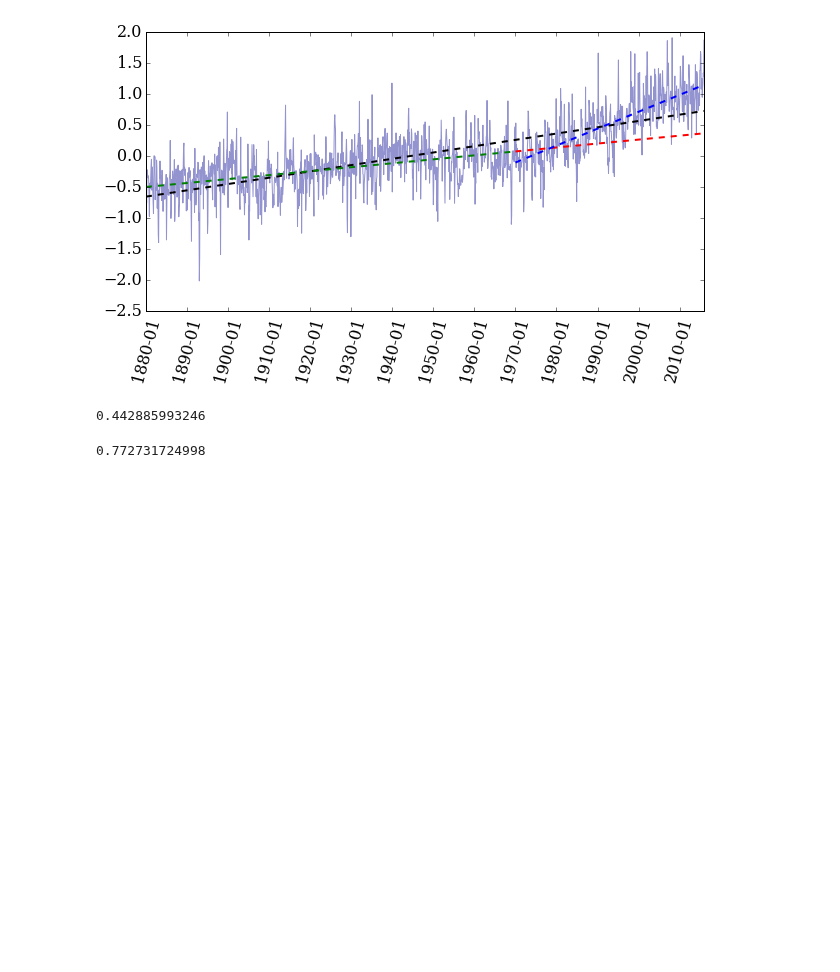
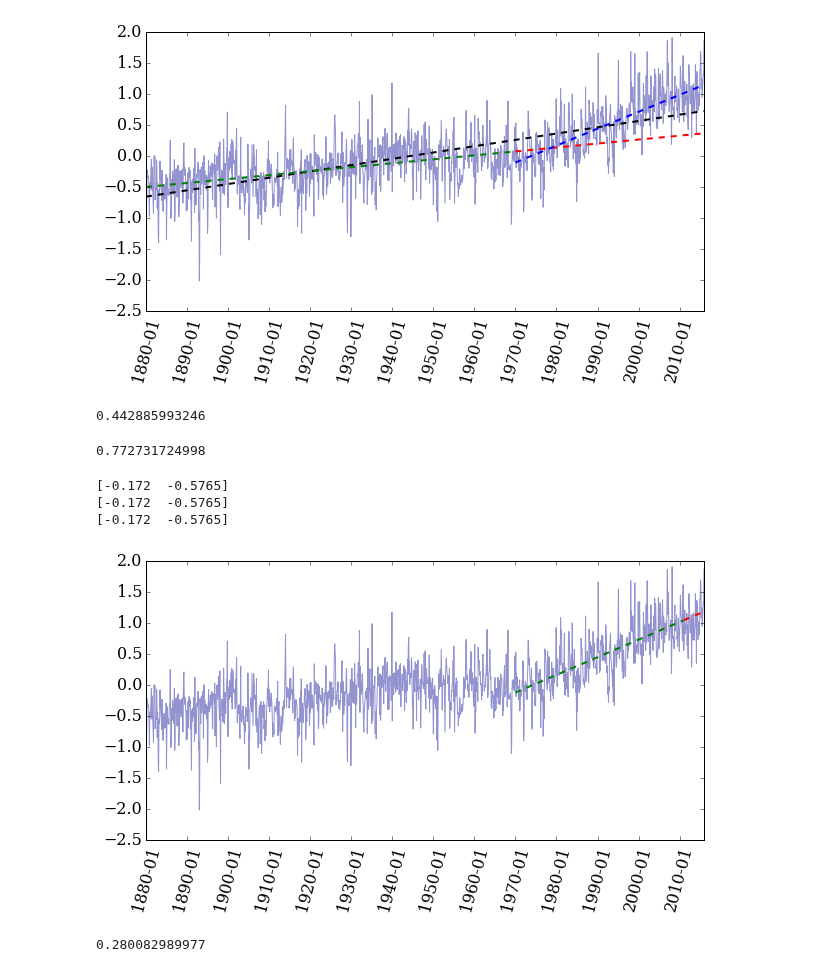
Before and after one commit to barbagroup/essential_skills_RRC, a Jupyter notebook: the_python_scientific_stack.ipynb, the cells around one changed output. Saved outputs shown, nothing was run; the diff lists cells and outputs as text; code cells hidden in the pictures; blank space fills up the shorter version.

Commit message:
chunking, modelling  and predicting data (tries)

```diff
--- a/the_python_scientific_stack.ipynb
+++ b/the_python_scientific_stack.ipynb
@@ -532,6 +532,61 @@ error_l2_cut_a = error(f_cut_a, x_cut_a, T_cut_a)
 print(error_l2_cut_a)
 # %% [output]
 0.772731724998
+# %%
+y = T_land[:,1]
+y_c = y[0:2]
+# %%
+print(y_c)
+print(T_land[0:2,1])
+print(T_land[:,1][0:2])
+# %% [output]
+[-0.172  -0.5765]
+[-0.172  -0.5765]
+[-0.172  -0.5765]
+# %%
+def regression_chunk(start_date, end_date, date_array, x, y):
+    """
+    start_date: str YYYY-MM beginning of the chunk
+    end_date: str YYYY-MM end of chunk
+    date_array: array that contains the date
+    x: usually dummy array to plot
+    y: data
+
+    """
+    idx_start = date_index(date_array, start_date)
+    idx_end = date_index(date_array, end_date)
+
+    x_cut = x[idx_start: idx_end+1]
+    y_cut = y[idx_start: idx_end+1]
+
+    m, b = numpy.polyfit(x_cut, y_cut, 1)
+
+    f = numpy.poly1d((m,b))
+
+    return x_cut, y_cut, f
+# %%
+x_1970_2010, y_1970_2010, f_1970_2010 = regression_chunk('1970-01', '2010-12', date, dummy, T_land[:,1])
+# %%
+idx_s = date_index(date, '2011-01')
+idx_e = date_index(date, '2015-12')
+x_2011_2015 = dummy[idx_s: idx_e+1]
+y_2011_2015 = T_land[:,1][idx_s: idx_e+1]
+# %%
+pyplot.figure(figsize=(10, 5))
+
+pyplot.xticks(dummy[::12*10], date[::12*10] , rotation=75)
+pyplot.plot(dummy,T_land[:,1], color='#2929a3', ls='-', lw=1, alpha=0.5)
+#pyplot.plot(dummy, f_linear(dummy), 'k--', linewidth=2);
+pyplot.plot(x_1970_2010, f_1970_2010(x_1970_2010), 'g--', linewidth=2)
+pyplot.plot(x_2011_2015, f_1970_2010(x_2011_2015), 'r--', linewidth=2);
+#pyplot.plot(x_cut, f_cut(x_cut), 'b--', linewidth=2);
+# %% [output]
+[figure, added]
+# %%
+error_proj = error(f_1970_2010, x_2011_2015, y_2011_2015)
+print (error_proj)
+# %% [output]
+0.280082989977
 # %%
 #Ignore this cell, It simply loads a style for the notebook.
 
```
Also changed, not shown: parts of 5 cells of this notebook.
